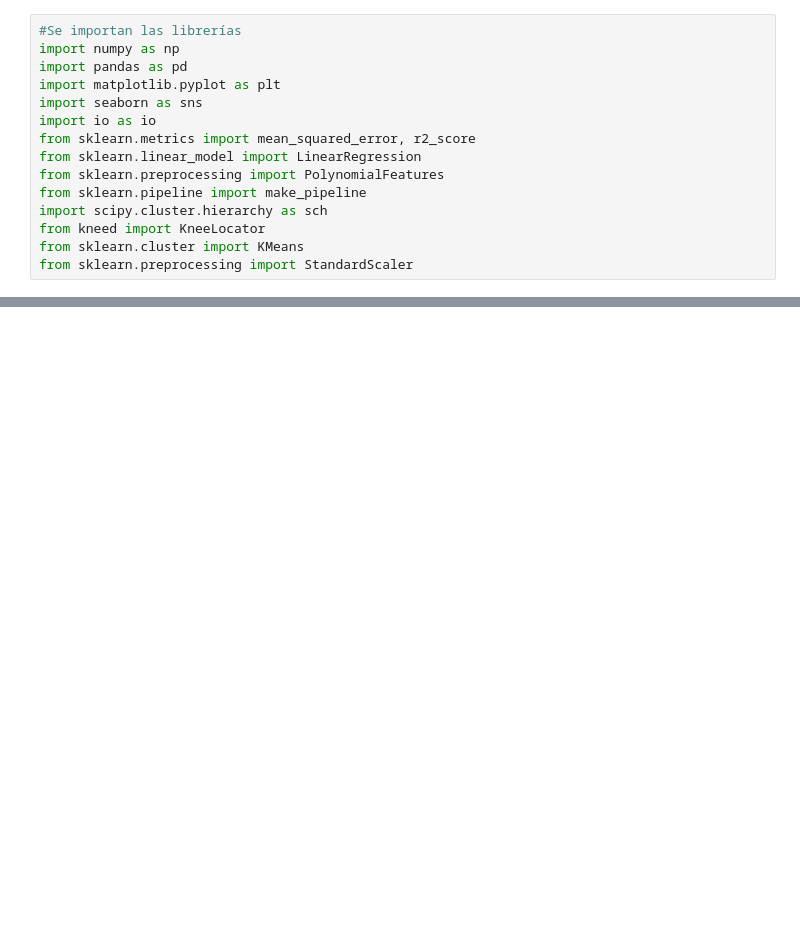
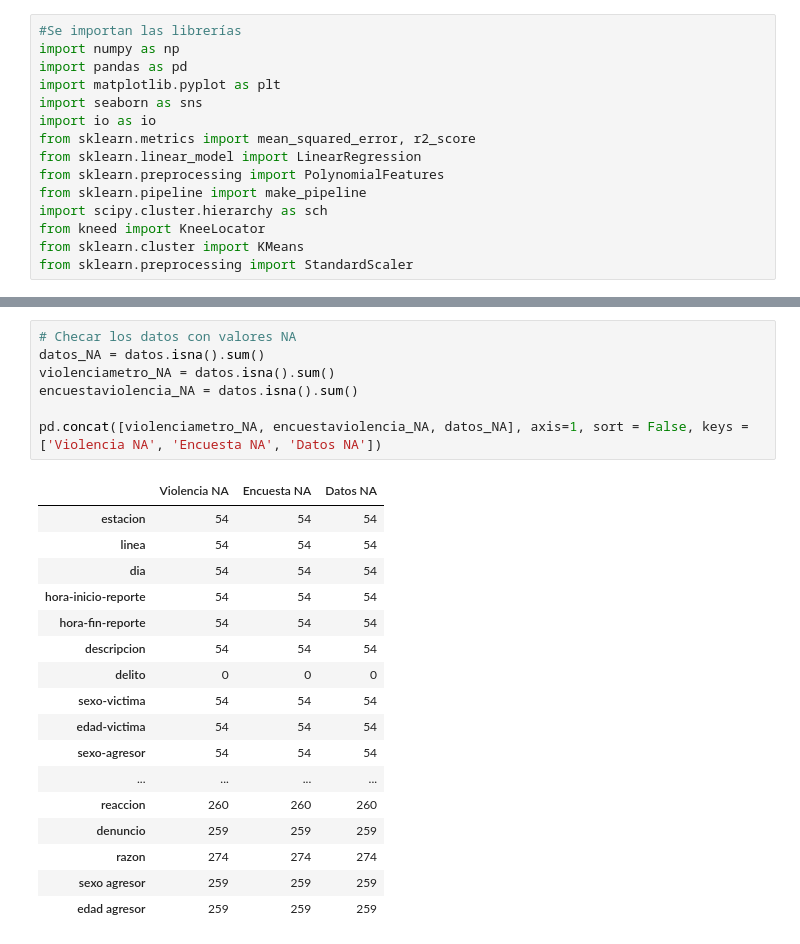
Before and after one commit to pauNancy21/Tareas-Ciencia-Datos, a Jupyter notebook: Código_fuente_ASE_I_NPGR.ipynb, the cells around one changed output, grey strips where cells are left out. Drawn from its saved outputs; the diff is of its cells as text; blank space fills up the shorter version.

```diff
--- a/Código_fuente_ASE_I_NPGR.ipynb
+++ b/Código_fuente_ASE_I_NPGR.ipynb
@@ -57,0 +161,25 @@ encuestaviolencia = pd.read_csv(io.BytesIO(uploaded['Encuesta Violencia y Abusos
+# %%
+# Checar los datos con valores NA
+datos_NA = datos.isna().sum()
+violenciametro_NA = datos.isna().sum()
+encuestaviolencia_NA = datos.isna().sum()
+
+pd.concat([violenciametro_NA, encuestaviolencia_NA, datos_NA], axis=1, sort = False, keys = ['Violencia NA', 'Encuesta NA', 'Datos NA'])
+# %% [output]
+|  | Violencia NA | Encuesta NA | Datos NA |
+| estacion | 54 | 54 | 54 |
+| linea | 54 | 54 | 54 |
+| dia | 54 | 54 | 54 |
+| hora-inicio-reporte | 54 | 54 | 54 |
+| hora-fin-reporte | 54 | 54 | 54 |
+| descripcion | 54 | 54 | 54 |
+| delito | 0 | 0 | 0 |
+| sexo-victima | 54 | 54 | 54 |
+| edad-victima | 54 | 54 | 54 |
+| sexo-agresor | 54 | 54 | 54 |
+| ... | ... | ... | ... |
+| reaccion | 260 | 260 | 260 |
+| denuncio | 259 | 259 | 259 |
+| razon | 274 | 274 | 274 |
+| sexo agresor | 259 | 259 | 259 |
+| edad agresor | 259 | 259 | 259 |
```
Also changed, not shown: parts of 19 cells of this notebook.
